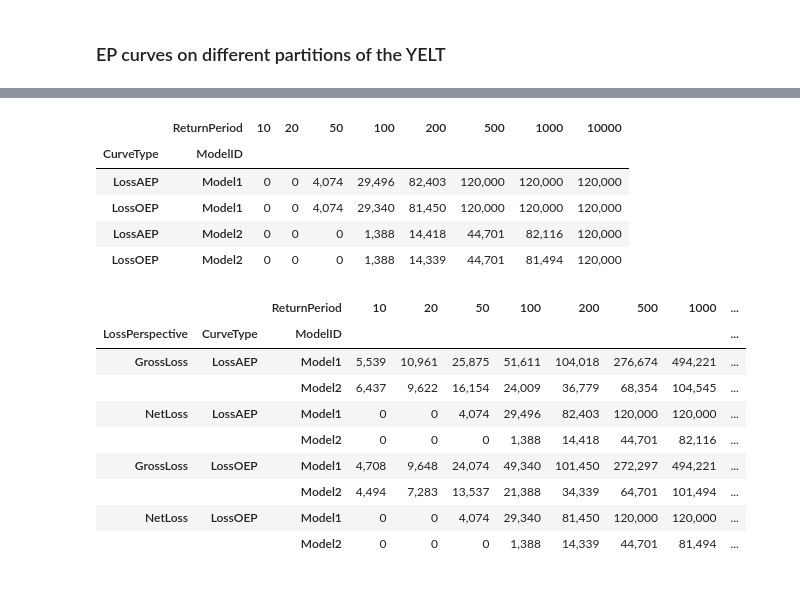
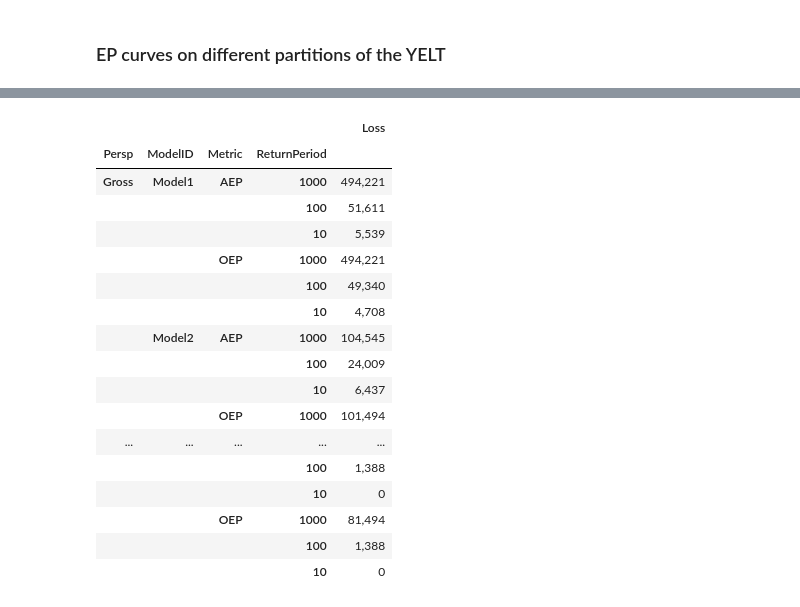
Before and after one commit to iwbailey/pandas-ylt, a Jupyter notebook: yelt_examples_epcurves.ipynb, the cells around one changed output, grey strips where cells are left out. Cells and saved outputs as stored; diff of their text form; code cells hidden in the pictures.

```diff
--- a/yelt_examples_epcurves.ipynb
+++ b/yelt_examples_epcurves.ipynb
@@ -219,31 +452,29 @@ yelts.yel.to_ep_summaries(return_periods, is_oep=True, is_aep=True).style.format
-# %%
-# AEP & OEP on both gross and net loss, split by modelID
-(yelts['NetLoss'].yel
- .to_subset_ep_summaries(return_periods[::-1], is_oep=True, is_aep=True, splitby='ModelID')
- .T
-).style.format(fmt)
-# %% [output]
-|  | ReturnPeriod | 10 | 20 | 50 | 100 | 200 | 500 | 1000 | 10000 |
-| CurveType | ModelID |  |  |  |  |  |  |  |  |
-| LossAEP | Model1 | 0 | 0 | 4,074 | 29,496 | 82,403 | 120,000 | 120,000 | 120,000 |
-| LossOEP | Model1 | 0 | 0 | 4,074 | 29,340 | 81,450 | 120,000 | 120,000 | 120,000 |
-| LossAEP | Model2 | 0 | 0 | 0 | 1,388 | 14,418 | 44,701 | 82,116 | 120,000 |
-| LossOEP | Model2 | 0 | 0 | 0 | 1,388 | 14,339 | 44,701 | 81,494 | 120,000 |
-# %%
-# AEP & OEP on both gross and net loss, split by modelID
-(yelts.yel
- .to_subset_ep_summaries(return_periods[::-1], is_oep=True, is_aep=True, splitby='ModelID')
- .T
- .sort_index(level=['CurveType', 'LossPerspective', 'ModelID', ])
-).style.format(fmt)
-# %% [output]
-|  |  | ReturnPeriod | 10 | 20 | 50 | 100 | 200 | 500 | 1000 | ... |
-| LossPerspective | CurveType | ModelID |  |  |  |  |  |  |  | ... |
-| GrossLoss | LossAEP | Model1 | 5,539 | 10,961 | 25,875 | 51,611 | 104,018 | 276,674 | 494,221 | ... |
-|  |  | Model2 | 6,437 | 9,622 | 16,154 | 24,009 | 36,779 | 68,354 | 104,545 | ... |
-| NetLoss | LossAEP | Model1 | 0 | 0 | 4,074 | 29,496 | 82,403 | 120,000 | 120,000 | ... |
-|  |  | Model2 | 0 | 0 | 0 | 1,388 | 14,418 | 44,701 | 82,116 | ... |
-| GrossLoss | LossOEP | Model1 | 4,708 | 9,648 | 24,074 | 49,340 | 101,450 | 272,297 | 494,221 | ... |
-|  |  | Model2 | 4,494 | 7,283 | 13,537 | 21,388 | 34,339 | 64,701 | 101,494 | ... |
-| NetLoss | LossOEP | Model1 | 0 | 0 | 4,074 | 29,340 | 81,450 | 120,000 | 120,000 | ... |
-|  |  | Model2 | 0 | 0 | 0 | 1,388 | 14,339 | 44,701 | 81,494 | ... |
+# %%
+split_by = ['Persp', 'ModelID']
+return_periods = [1000, 100, 10]
+
+ep_curves = {grp: df.yel.to_rp_summaries(return_periods, is_ef=False)
+             for grp, df in yelts.groupby(split_by)}
+
+ep_curves = pd.concat(ep_curves.values(), keys=ep_curves.keys(), names=split_by)
+
+display(ep_curves.to_frame().style.format("{:,.0f}"))
+# %% [output]
+|  |  |  |  | Loss |
+| Persp | ModelID | Metric | ReturnPeriod |  |
+| Gross | Model1 | AEP | 1000 | 494,221 |
+|  |  |  | 100 | 51,611 |
+|  |  |  | 10 | 5,539 |
+|  |  | OEP | 1000 | 494,221 |
+|  |  |  | 100 | 49,340 |
+|  |  |  | 10 | 4,708 |
+|  | Model2 | AEP | 1000 | 104,545 |
+|  |  |  | 100 | 24,009 |
+|  |  |  | 10 | 6,437 |
+|  |  | OEP | 1000 | 101,494 |
+| ... | ... | ... | ... | ... |
+|  |  |  | 100 | 1,388 |
+|  |  |  | 10 | 0 |
+|  |  | OEP | 1000 | 81,494 |
+|  |  |  | 100 | 1,388 |
+|  |  |  | 10 | 0 |
```
Also changed, not shown: parts of 57 cells of this notebook, 5 other files.
